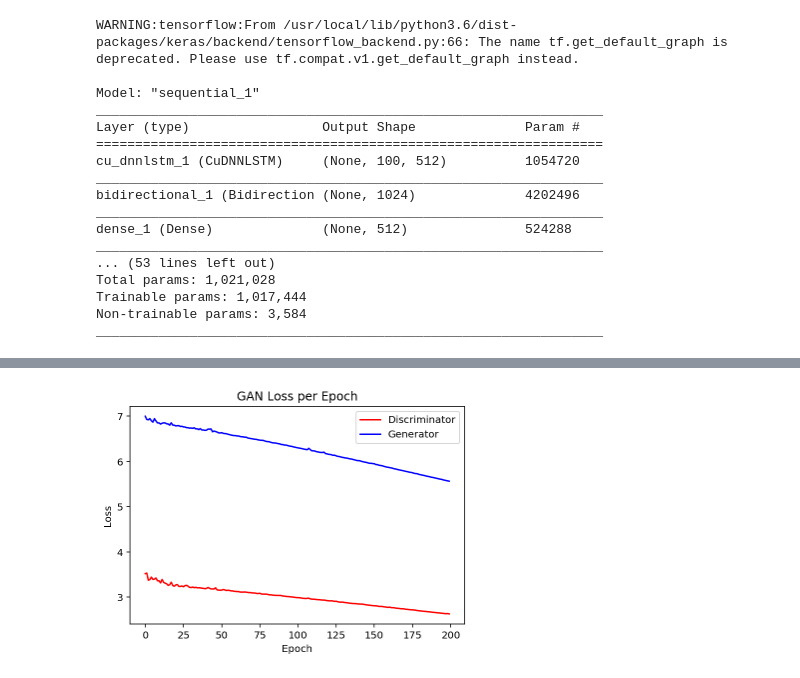
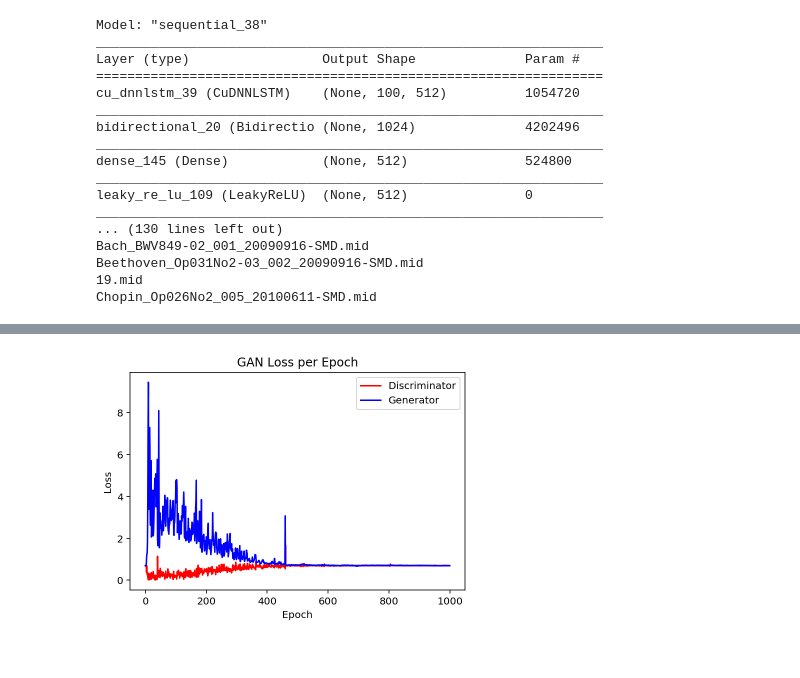
Before and after one commit to WillyChung/MachineLearningTA_GAN, a Jupyter notebook: MusicGeneration_GAN.ipynb, the cells around one changed output, grey strips where cells are left out. Cells and saved outputs as stored; diff of their text form; code cells hidden in the pictures.

```diff
--- a/MusicGeneration_GAN.ipynb
+++ b/MusicGeneration_GAN.ipynb
@@ -275,21 +292,21 @@ Using TensorFlow backend.
 # %%
 gan = GAN(rows=100)
-gan.train(epochs=200, batch_size=15, sample_interval=1)
+gan.train(epochs=1000, batch_size=15, sample_interval=1)
 # %% [output]
-WARNING:tensorflow:From /usr/local/lib/python3.6/dist-packages/keras/backend/tensorflow_backend.py:66: The name tf.get_default_graph is deprecated. Please use tf.compat.v1.get_default_graph instead.
-
-Model: "sequential_1"
+Model: "sequential_38"
 _________________________________________________________________
 Layer (type)                 Output Shape              Param #
 =================================================================
-cu_dnnlstm_1 (CuDNNLSTM)     (None, 100, 512)          1054720
+cu_dnnlstm_39 (CuDNNLSTM)    (None, 100, 512)          1054720
 _________________________________________________________________
-bidirectional_1 (Bidirection (None, 1024)              4202496
+bidirectional_20 (Bidirectio (None, 1024)              4202496
 _________________________________________________________________
-dense_1 (Dense)              (None, 512)               524288
+dense_145 (Dense)            (None, 512)               524800
 _________________________________________________________________
-... (53 lines left out)
-Total params: 1,021,028
-Trainable params: 1,017,444
-Non-trainable params: 3,584
+leaky_re_lu_109 (LeakyReLU)  (None, 512)               0
 _________________________________________________________________
+... (130 lines left out)
+Bach_BWV849-02_001_20090916-SMD.mid
+Beethoven_Op031No2-03_002_20090916-SMD.mid
+19.mid
+Chopin_Op026No2_005_20100611-SMD.mid
@@ -314,5 +332 @@ _________________________________________________________________
+[figure, added]
-# %%
-
-gan.plot_loss()
-# %% [output]
-[figure, removed]
```
Also changed, not shown: parts of 8 cells of this notebook.
